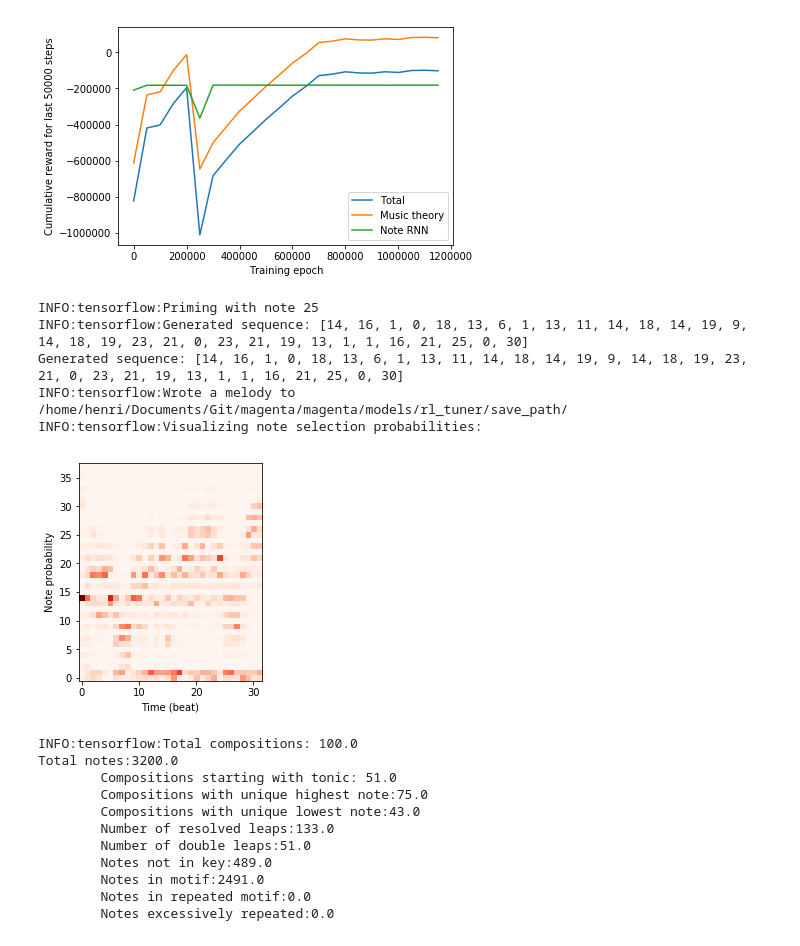
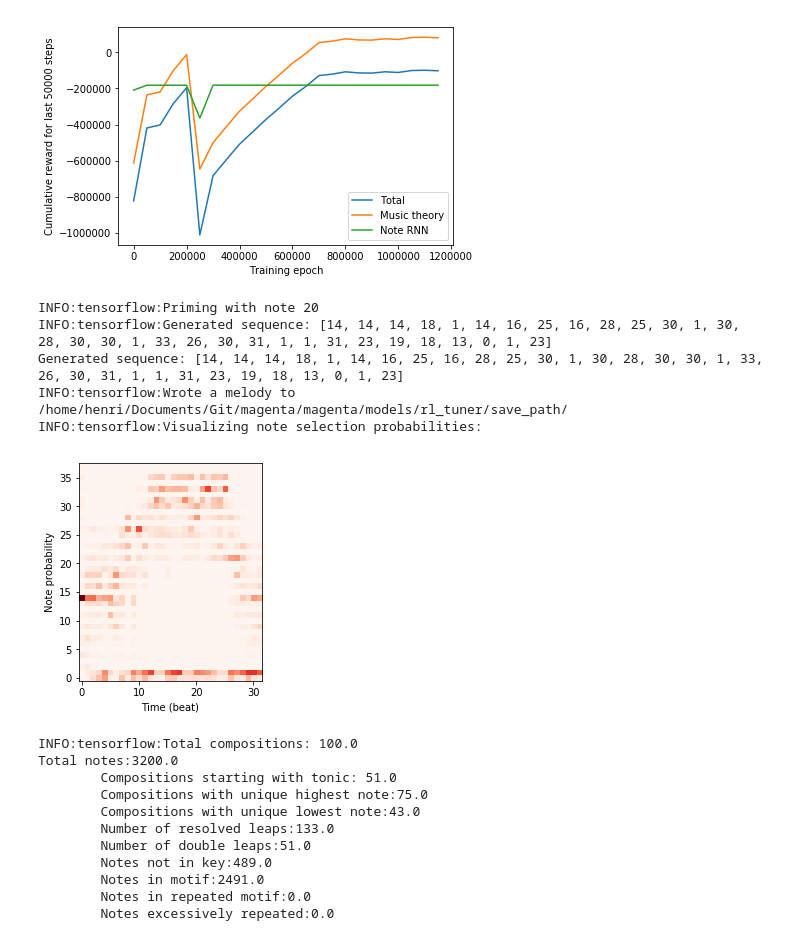
Before and after one commit to herougo/magenta, a Jupyter notebook: magenta/models/rl_tuner/rl_tuner.ipynb, the cells around one changed output. Saved outputs shown, nothing was run; the diff lists cells and outputs as text; code cells hidden in the pictures.

```diff
--- a/magenta/models/rl_tuner/rl_tuner.ipynb
+++ b/magenta/models/rl_tuner/rl_tuner.ipynb
@@ -208,14 +208,14 @@ rl_net.plot_rewards()
 # Does not include exploration or random actions.
 #rl_net.plot_evaluation()
 # %%
-rl_net.generate_music_sequence(visualize_probs=True, title='post_rl6-3')
+rl_net.generate_music_sequence(visualize_probs=True, title='post_rl7-1')
 # %% [output]
-INFO:tensorflow:Priming with note 25
-INFO:tensorflow:Generated sequence: [14, 16, 1, 0, 18, 13, 6, 1, 13, 11, 14, 18, 14, 19, 9, 14, 18, 19, 23, 21, 0, 23, 21, 19, 13, 1, 1, 16, 21, 25, 0, 30]
-Generated sequence: [14, 16, 1, 0, 18, 13, 6, 1, 13, 11, 14, 18, 14, 19, 9, 14, 18, 19, 23, 21, 0, 23, 21, 19, 13, 1, 1, 16, 21, 25, 0, 30]
+INFO:tensorflow:Priming with note 20
+INFO:tensorflow:Generated sequence: [14, 14, 14, 18, 1, 14, 16, 25, 16, 28, 25, 30, 1, 30, 28, 30, 30, 1, 33, 26, 30, 31, 1, 1, 31, 23, 19, 18, 13, 0, 1, 23]
+Generated sequence: [14, 14, 14, 18, 1, 14, 16, 25, 16, 28, 25, 30, 1, 30, 28, 30, 30, 1, 33, 26, 30, 31, 1, 1, 31, 23, 19, 18, 13, 0, 1, 23]
 INFO:tensorflow:Wrote a melody to /home/henri/Documents/Git/magenta/magenta/models/rl_tuner/save_path/
 INFO:tensorflow:Visualizing note selection probabilities:
-[figure, old version]
+[figure, new version]
 # %%
 # If you're happy with the model, save a version!
 rl_net.save_model(SAVE_PATH, 'their_model')
```
Also changed, not shown: parts of 1 cell of this notebook, 1 other file.
